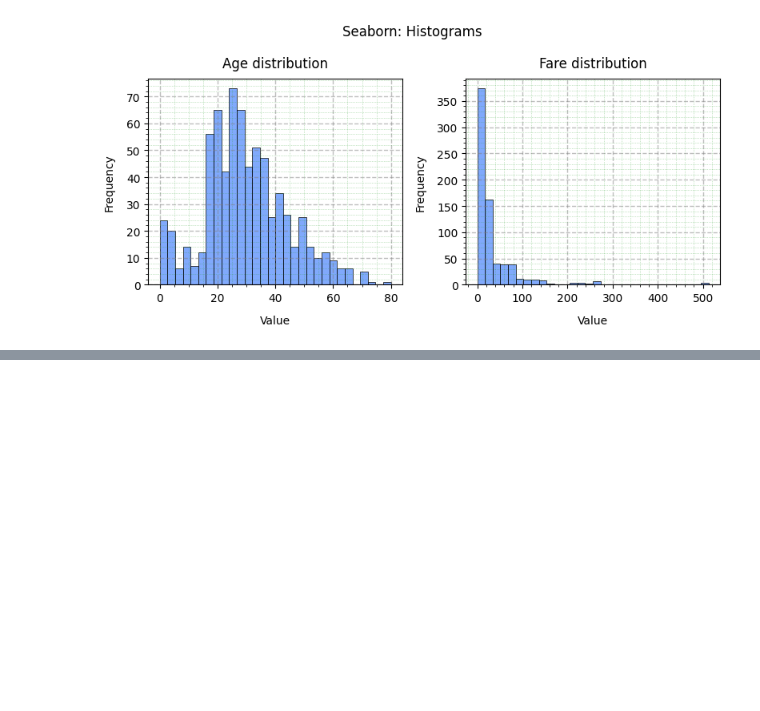
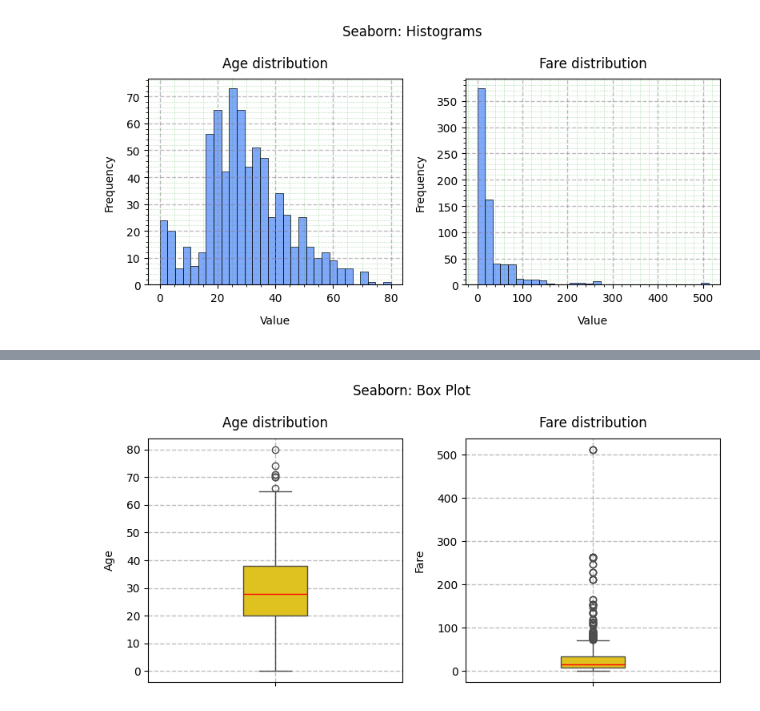
Before and after one commit to BogdanPinchuk/DataScience-PBY_HW8, a Jupyter notebook: Bohdan_Pinchuk_DS_HW8.ipynb, the cells around one changed output, grey strips where cells are left out. Drawn from its saved outputs; the diff is of its cells as text; code cells hidden in the pictures; blank space fills up the shorter version.

```diff
--- a/Bohdan_Pinchuk_DS_HW8.ipynb
+++ b/Bohdan_Pinchuk_DS_HW8.ipynb
@@ -256,35 +258,33 @@ plt.show()
 # %%
 # Graphic results - Histograms - Seaborn
 
 import seaborn as sns
 import matplotlib.pyplot as plt
 
 # Input data
 
 # Solution
 _, axes = plt.subplots(1, 2, figsize=(8, 4))
 
 ax = axes[0]
-sns.histplot(ages, ax=ax, bins=n_bins, edgecolor="black", linewidth=0.5)
-# ax.grid(axis='both', visible=True, which='major', ls='--', linewidth=1.5, color='white')
+sns.boxplot(ages, ax=ax,
+            width=0.25, color='gold',
+            medianprops={'color': 'red', 'linewidth': 1.0})
 ax.grid(axis='both', visible=True, which='major', ls='--', linewidth=1.0, color='tab:gray')
-ax.minorticks_on()
-ax.grid(axis='both', visible=True, which='minor', ls=':', linewidth=0.5, color='tab:green')
 ax.set_title("Age distribution", pad=10, loc='center', color='black')
-ax.set_xlabel("Value", labelpad=10, loc='center', color='black')
-ax.set_ylabel("Frequency", labelpad=10, loc='center', color='black')
+ax.set_ylabel("Age", labelpad=10, loc='center', color='black')
 
 ax = axes[1]
-sns.histplot(fares, ax=ax, bins=n_bins, edgecolor="black", linewidth=0.5)
-# ax.grid(axis='both', visible=True, which='major', ls='--', linewidth=1.5, color='white')
+sns.boxplot(fares, ax=ax,
+            width=0.25, color='gold',
+            medianprops={'color': 'red', 'linewidth': 1.0})
 ax.grid(axis='both', visible=True, which='major', ls='--', linewidth=1.0, color='tab:gray')
-ax.minorticks_on()
-ax.grid(axis='both', visible=True, which='minor', ls=':', linewidth=0.5, color='tab:green')
 ax.set_title("Fare distribution", pad=10, loc='center', color='black')
-ax.set_xlabel("Value", labelpad=10, loc='center', color='black')
-ax.set_ylabel("Frequency", labelpad=10, loc='center', color='black')
+ax.set_ylabel("Fare", labelpad=10, loc='center', color='black')
 
-plt.suptitle('Seaborn: Histograms')
+plt.suptitle('Seaborn: Box Plot')
 
 plt.tight_layout()
 plt.show()
+# %% [output]
+[figure, added]
```
Also changed, not shown: parts of 2 cells of this notebook.
